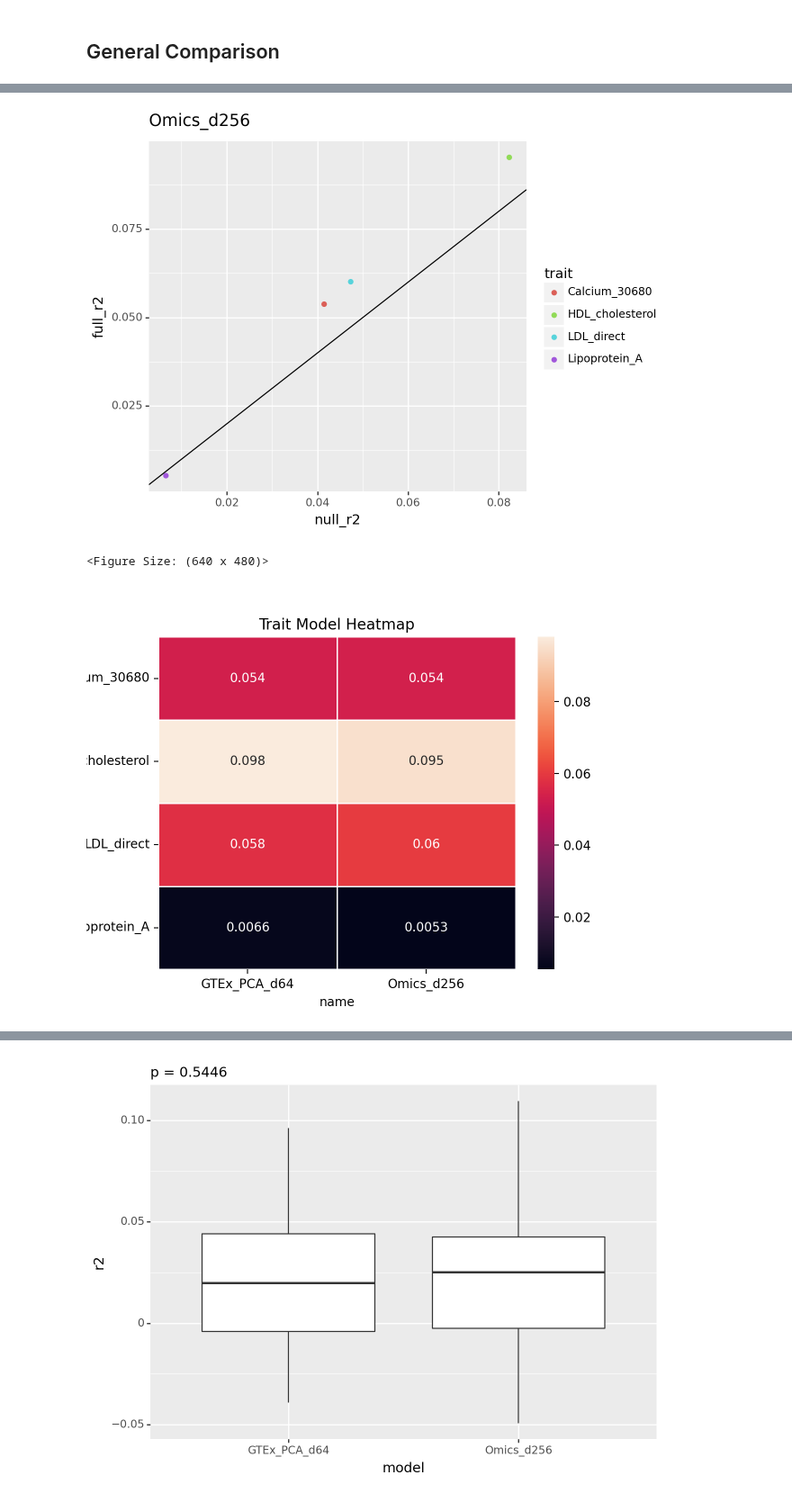
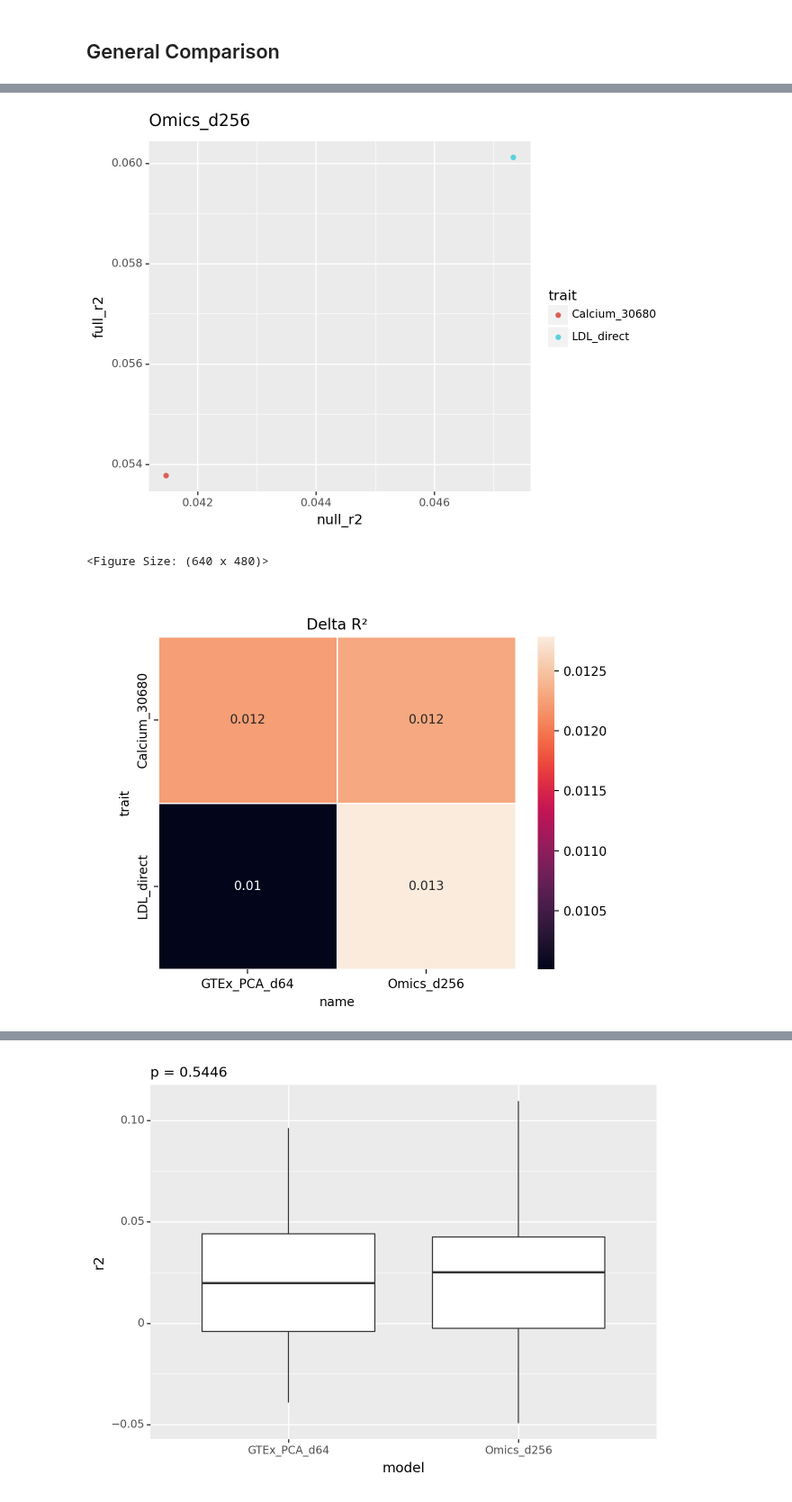
Before and after one commit to niklasbuehler/functional-gene-embeddings, a Jupyter notebook: notebooks/Evaluation.ipynb, the cells around one changed output, grey strips where cells are left out. Shown at 90% size. Cells and saved outputs as stored; diff of their text form; code cells hidden in the pictures.

Commit message:
Base heatmap on delta r2

```diff
--- a/notebooks/Evaluation.ipynb
+++ b/notebooks/Evaluation.ipynb
@@ -340,7 +340,7 @@ traits
 # %%
 models = ["Omics_d256", "GTEx_PCA_d64"]
 # %%
-#traits = traits[:4]
+traits = traits[:2]
 results = get_results(traits, models)
 # %% [output]
 # Trait: LDL_direct
@@ -363,4 +363,5 @@ Overall R2: 0.006558484540170552
 # %%
 res_df = pd.DataFrame.from_records(results)[['trait', 'name', 'null_r2', 'full_r2']]
+res_df["delta_r2"] = res_df["full_r2"] - res_df["null_r2"]
 res_df
 # %% [output]
@@ -383,15 +380,15 @@ scatterplot_all_models(res_df)
 # %%
 scatterplot_model(res_df, "Omics_d256")
 # %% [output]
-[figure, old version]
+[figure, new version]
 <Figure Size: (640 x 480)>
 # %%
-heatmap_data = res_df.pivot(index='trait', columns='name', values='full_r2')
+heatmap_data = res_df.pivot(index='trait', columns='name', values='delta_r2')
 sns.heatmap(heatmap_data, annot=True, linewidths=.5)
-plt.title('Trait Model Heatmap')
+plt.title('Delta R²')
 plt.show()
 # %% [output]
-[figure, old version]
+[figure, new version]
 # %%
 compare_r2_across_models(results)
 # %% [output]
```
Also changed, not shown: parts of 4 cells of this notebook.
